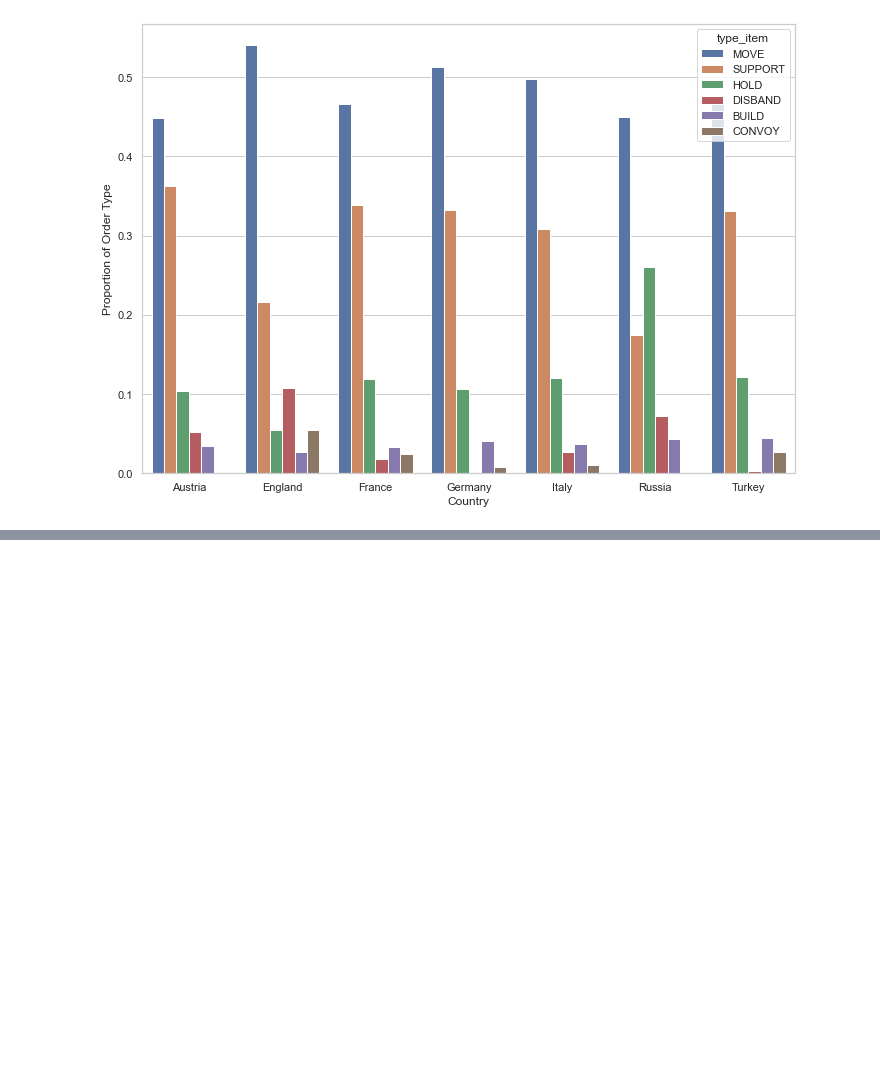
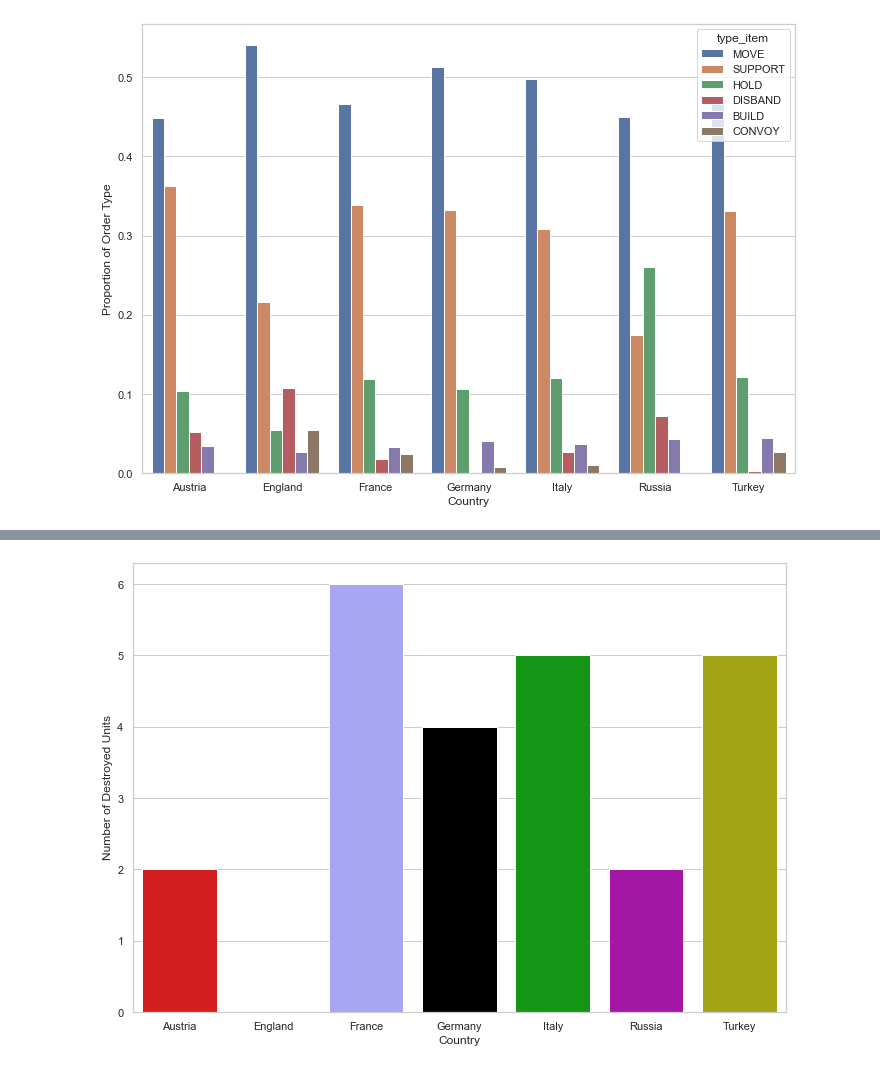
Before and after one commit to kingbd2/diplomacy-analysis, a Jupyter notebook: diplomacy_gif_maker/notebooks/dataAnalysis.ipynb, the cells around one changed output, grey strips where cells are left out. Cells and saved outputs as stored; diff of their text form; code cells hidden in the pictures; blank space fills up the shorter version.

```diff
--- a/diplomacy_gif_maker/notebooks/dataAnalysis.ipynb
+++ b/diplomacy_gif_maker/notebooks/dataAnalysis.ipynb
@@ -227,0 +208,2 @@ country_order_type_reset
+# %%
+retreats_df = orders_df.groupby(['country']).sum().reset_index()
@@ -227,0 +221,9 @@ country_order_type_reset
+# %%
+sns_plot = sns.barplot(x="country", y="destroyed_flag",
+                  data=retreats_df, palette=palette)
+sns_plot.set(xlabel='Country', ylabel='Number of Destroyed Units')
+
+fig = sns_plot.get_figure()
+fig.savefig(plots_path + "/destroyedByCountry.png")
+# %% [output]
+[figure, added]
```
Also changed, not shown: parts of 4 cells of this notebook, 2 other files.
